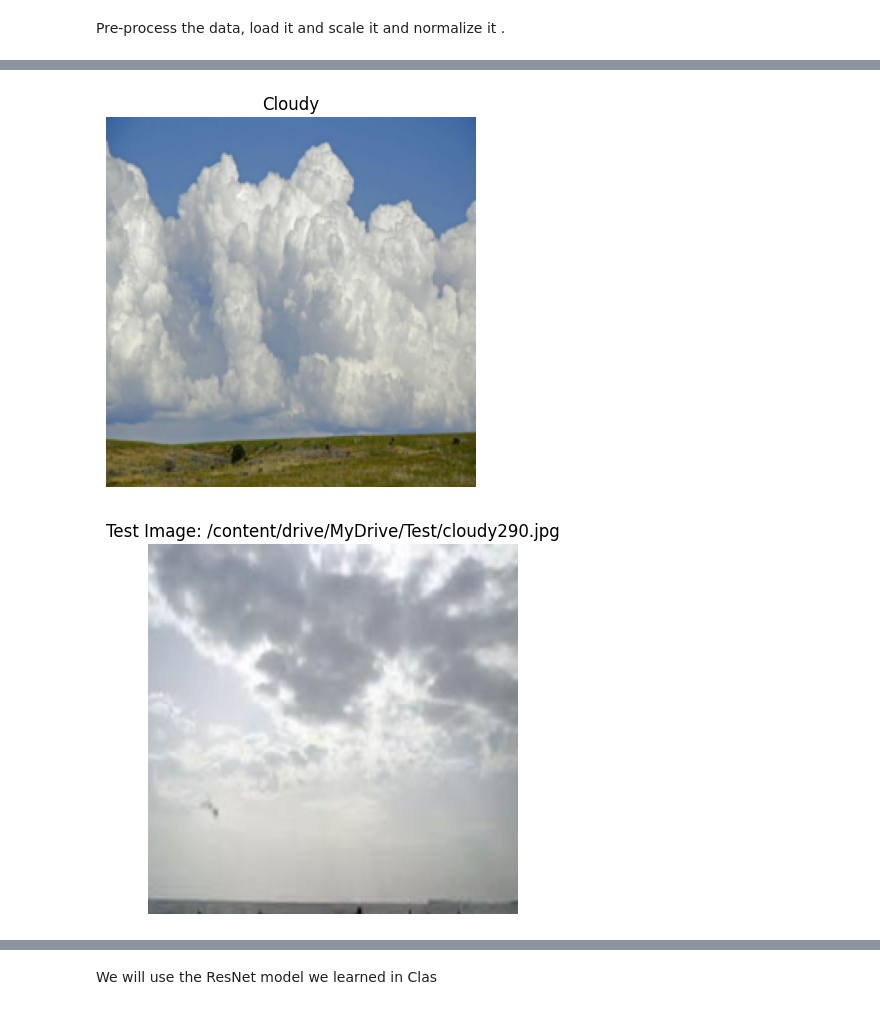
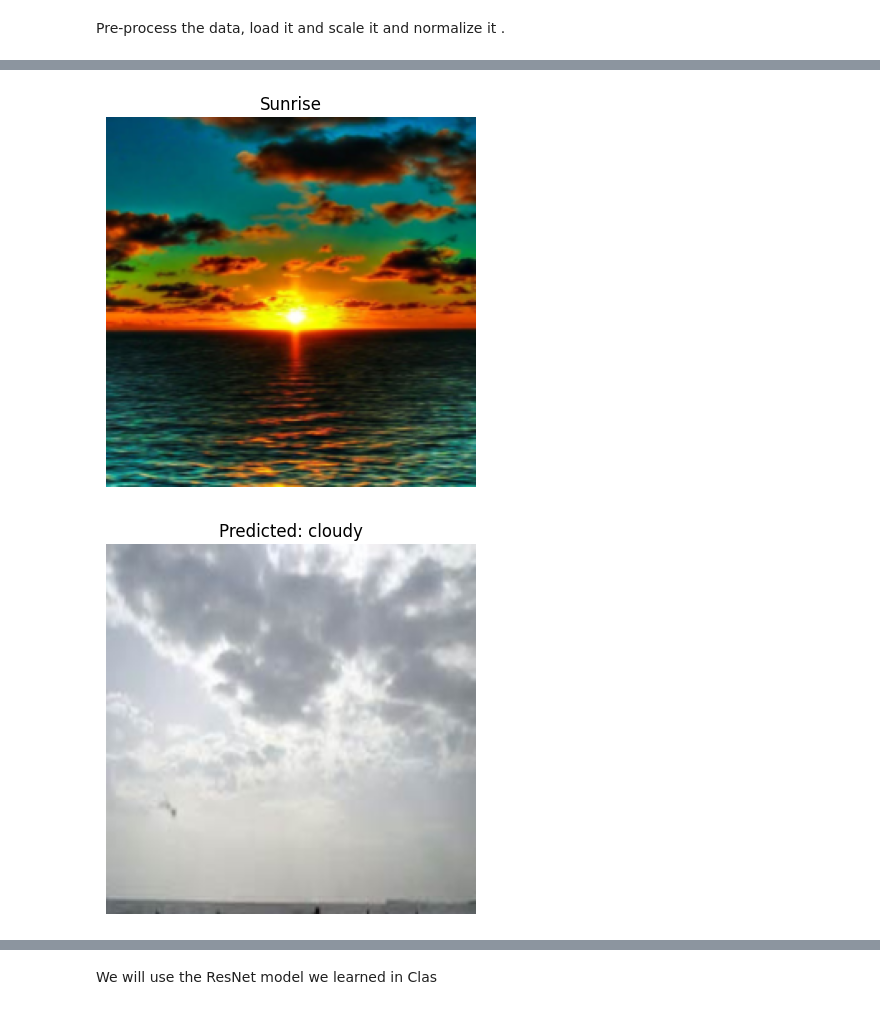
Before and after one commit to aseel1/Deep-learning, a Jupyter notebook: HW-2/HW2_322512690_21239353_F.ipynb, the cells around one changed output, grey strips where cells are left out. Cells and saved outputs as stored; diff of their text form; code cells hidden in the pictures.

```diff
--- a/HW-2/HW2_322512690_21239353_F.ipynb
+++ b/HW-2/HW2_322512690_21239353_F.ipynb
@@ -324,12 +332,24 @@ train_dir = '/content/drive/MyDrive/Train'
 test_dir = '/content/drive/MyDrive/Test'
 
 # Load Train Dataset
-train_dataset = datasets.ImageFolder(train_dir, transform=data_transforms)
+full_train_dataset = datasets.ImageFolder(train_dir, transform=data_transforms)
+
+# Split the dataset into training and validation sets
+train_size = int(0.8 * len(full_train_dataset))
+val_size = len(full_train_dataset) - train_size
+train_dataset, val_dataset = random_split(full_train_dataset, [train_size, val_size])
+
+# DataLoaders for training and validation sets
 train_loader = DataLoader(train_dataset, batch_size=32, shuffle=True)
+val_loader = DataLoader(val_dataset, batch_size=32, shuffle=False)
+
 
 # Load Test Dataset using TestDataset class
 test_dataset = TestDataset(test_dir, transform=data_transforms)
 test_loader = DataLoader(test_dataset, batch_size=32, shuffle=False)
+
+# Get class names from the original dataset
+class_names = full_train_dataset.classes
 # %%
 # Display a few images to verify
 def imshow(img, title):
@@ -341,17 +361,20 @@ def imshow(img, title):
     plt.show()
 
 # Visualize some training images
-class_names = train_dataset.classes
+class_names = train_dataset.dataset.classes
 dataiter = iter(train_loader)
 images, labels = next(dataiter)
 
 for i in range(4):  # Show 4 training images
     imshow(images[i], title=class_names[labels[i]])
 
+# Define class names
+class_names = ['cloudy', 'rain', 'shine', 'sunrise']
+
 # Visualize some test images
 testiter = iter(test_loader)
-test_images, test_paths = next(testiter)
+test_images, test_labels = next(testiter)
 
-for i in range(4):  # Show 4 test images
-    imshow(test_images[i], title=f"Test Image: {test_paths[i]}")
+for i in range(4):
+    imshow(test_images[i], title=f"Predicted: {class_names[test_labels[i]]}")
 # %% [output]
@@ -361,2 +384,2 @@ for i in range(4):  # Show 4 test images
-[figure, old version]
+[figure, new version]
-[figure, old version]
+[figure, new version]
```
Also changed, not shown: parts of 7 cells of this notebook.
